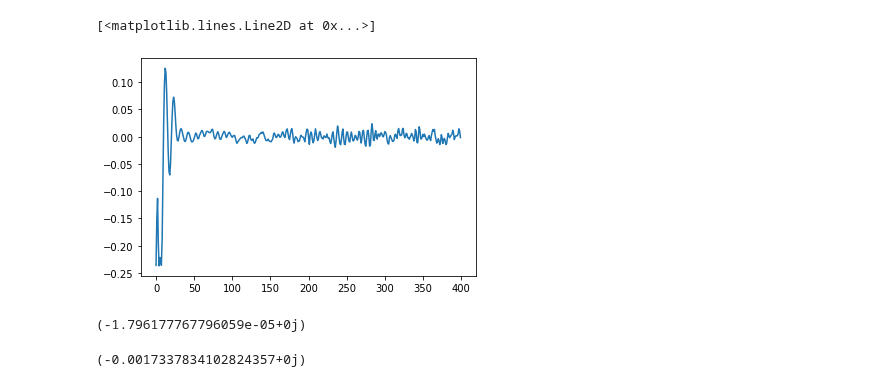
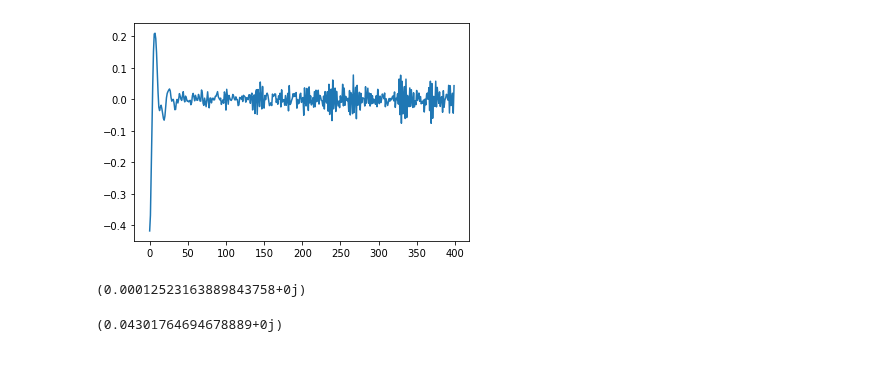
Before and after one commit to vutuanhai237/UC-VQA, a Jupyter notebook: codes/tomography/shadow_tomography2.ipynb, the cells around one changed output. Cells and saved outputs as stored; diff of their text form; code cells hidden in the pictures.

```diff
--- a/codes/tomography/shadow_tomography2.ipynb
+++ b/codes/tomography/shadow_tomography2.ipynb
@@ -1,25 +1,23 @@
 # %%
 from itertools import combinations
-import qtm.encoding
-import qtm.base
 import qiskit
 import numpy as np
 import tqix
 import sys
-sys.path.insert(1, '../')
 
 
 def generate_u_pauli(num_qubits):
     lis = [0, 1, 2]
-    coms = (list(combinations(lis, num_qubits)))
-    for com in coms.copy():
-        coms.append(com[::-1])
-    for i in range(0, len(lis)):
-        tmp = []
-        for j in range(0, num_qubits):
-            tmp.append(i)
-        coms.append(tmp)
-    coms = [list(com) for com in coms]
+    coms = []
+    if num_qubits == 2:
+        for i in lis:
+            for j in lis:
+                coms.append([i, j])
+    if num_qubits == 3:
+        for i in lis:
+            for j in lis:
+                for k in lis:
+                    coms.append([i, j, k])
     sigma = [tqix.sigmax(), tqix.sigmay(), tqix.sigmaz()]
     Us = []
     for com in coms:
@@ -27,6 +25,7 @@ def generate_u_pauli(num_qubits):
         for i in range(1, num_qubits):
             U = np.kron(U, sigma[com[i]])
         Us.append(U)
+
     return Us[: 3**num_qubits]
 
 
@@ -77,3 +76,8 @@ def calculate_mu_inverse(density_matrix, num_qubits):
     # for i in range(1, num_qubits):
     #     M = np.kron(M, k)
     return k
+def self_tensor(matrix, n):
+    product = matrix
+    for i in range(1, n):
+        product = np.kron(product, matrix)
+    return product
@@ -207,12 +180,13 @@ N = 2, L = 1, W_chain, Adam
 
 Calculate $var(Z\otimes Z) = (\langle\tilde{\psi}|ZZ|\tilde{\psi}\rangle^2 - \langle\psi|ZZ|\psi\rangle^2)$
 # %%
+
+import sys
+sys.path.insert(1, '../')
 import qtm.fubini_study
 import qtm.nqubit
 import qtm.base
-import sys
-sys.path.insert(1, '../')
-num_layers = 1
+num_layers = 2
 thetas = np.ones(num_layers*num_qubits*4)
 
 qc = qiskit.QuantumCircuit(num_qubits, num_qubits)
@@ -271,21 +238,27 @@ np.savetxt("./variances.csv",
 # %%
 variances = []
 for thetas in thetass:
     qc = qiskit.QuantumCircuit(num_qubits, num_qubits)
     qc = qtm.nqubit.create_Wchain_layerd_state(
         qc, thetas, num_layers=num_layers).inverse()
     psi_hat = qiskit.quantum_info.Statevector.from_instruction(qc).data
     variances.append((np.conjugate(np.transpose(psi_hat)) @ self_tensor(tqix.sigmaz(), 2) @ psi_hat)
                      ** 2 - (np.conjugate(np.transpose(psi)) @ self_tensor(tqix.sigmaz(), 2) @ psi)**2)
 plt.plot(variances)
+
+np.savetxt("./thetass"+ str(num_qubits) + ".csv",
+           thetass,
+           delimiter=",")
+np.savetxt("./variances" + str(num_qubits) + ".csv",
+           variances,
+           delimiter=",")
 # %% [output]
-[<matplotlib.lines.Line2D at 0x...>]
-[figure, old version]
+[figure, new version]
 # %%
 min((abs(x), x) for x in variances)[1]
 # %% [output]
-(-1.796177767796059e-05+0j)
+(0.00012523163889843758+0j)
 # %%
 variances[-1]
 # %% [output]
-(-0.0017337834102824357+0j)
+(0.04301764694678889+0j)
```
Also changed, not shown: parts of 10 cells of this notebook, 8 other files.
